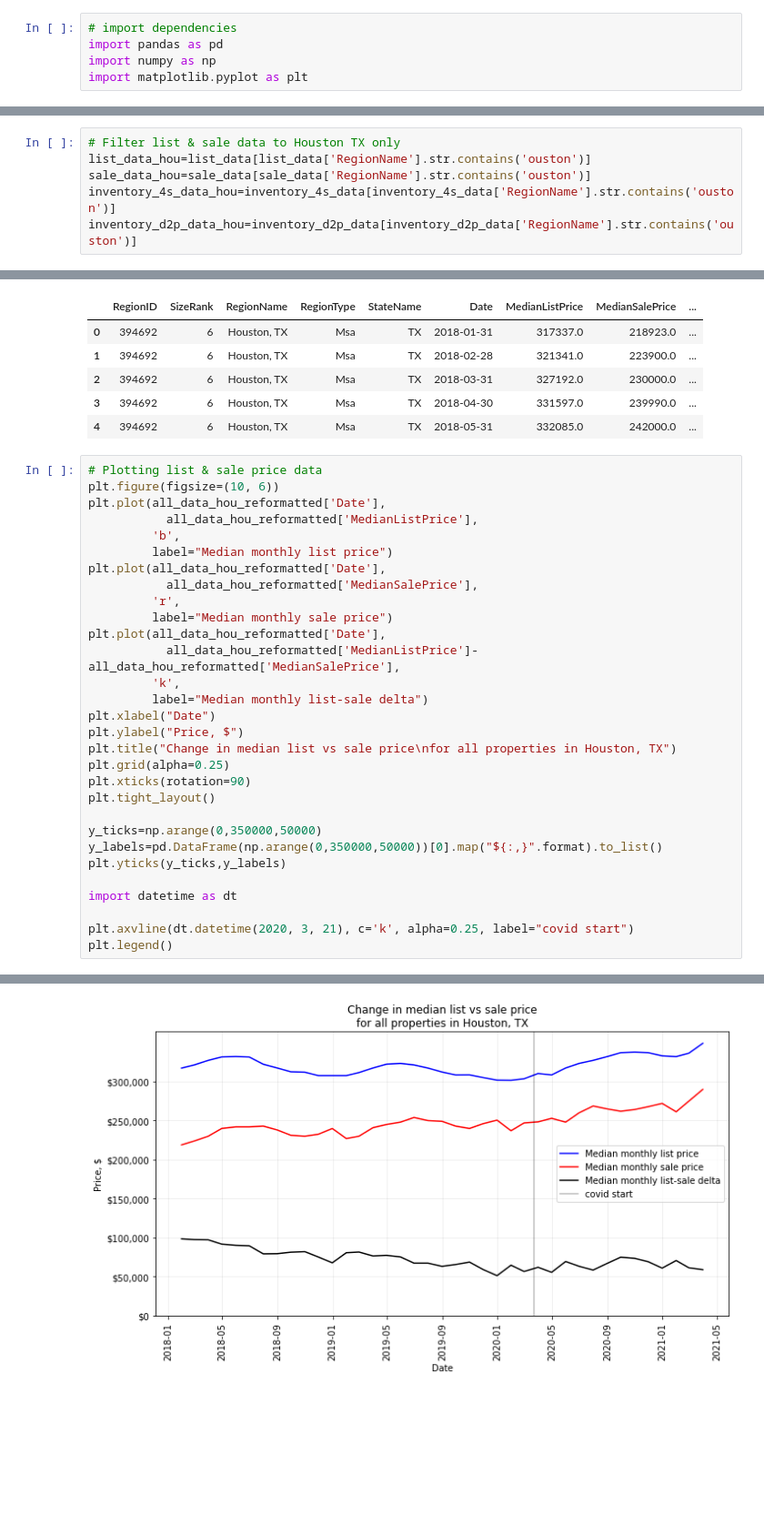
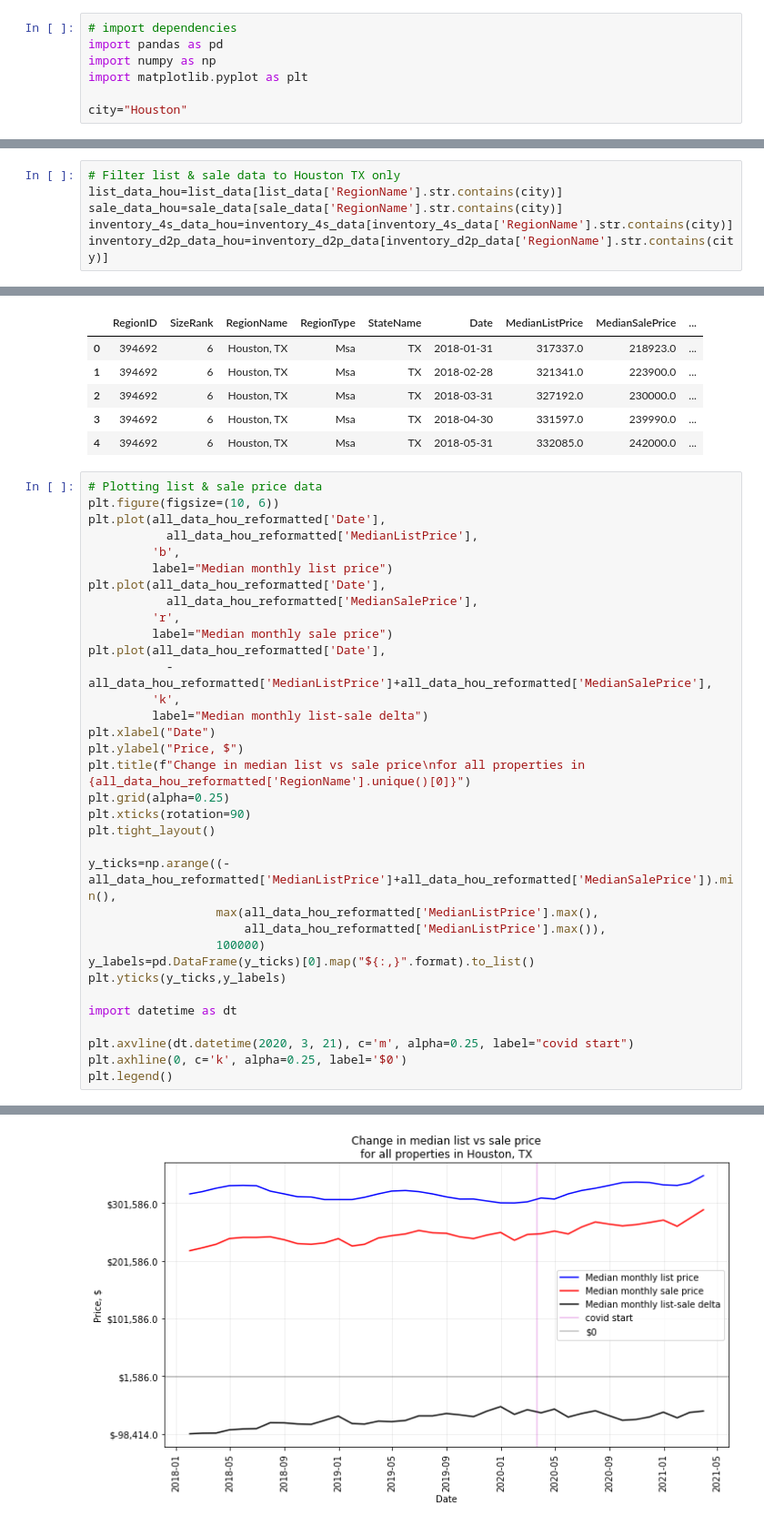
Before and after one commit to i-am-phoenix/Demo, a Jupyter notebook: zillow_data_cleaning.ipynb, the cells around one changed output, grey strips where cells are left out. Shown at 91% size. Drawn from its saved outputs; the diff is of its cells as text; blank space fills up the shorter version.

Commit message:
Added flexibility in labeling of the plot titles based on City Name, also adjusted formatting of Months vs Performance measure plots

```diff
--- a/zillow_data_cleaning.ipynb
+++ b/zillow_data_cleaning.ipynb
@@ -3,6 +3,8 @@
 import pandas as pd
 import numpy as np
 import matplotlib.pyplot as plt
+
+city="Houston"
 # %% [markdown]
 ---------------------------------------------- DATA IMPORT ----------------------------------------------
 # %%
@@ -71,10 +73,10 @@ inventory_4s_data.head()
 --- 1. Only retain data for Houston, TX
 # %%
 # Filter list & sale data to Houston TX only
-list_data_hou=list_data[list_data['RegionName'].str.contains('ouston')]
-sale_data_hou=sale_data[sale_data['RegionName'].str.contains('ouston')]
-inventory_4s_data_hou=inventory_4s_data[inventory_4s_data['RegionName'].str.contains('ouston')]
-inventory_d2p_data_hou=inventory_d2p_data[inventory_d2p_data['RegionName'].str.contains('ouston')]
+list_data_hou=list_data[list_data['RegionName'].str.contains(city)]
+sale_data_hou=sale_data[sale_data['RegionName'].str.contains(city)]
+inventory_4s_data_hou=inventory_4s_data[inventory_4s_data['RegionName'].str.contains(city)]
+inventory_d2p_data_hou=inventory_d2p_data[inventory_d2p_data['RegionName'].str.contains(city)]
 # %%
 print(len(list_data_hou), len(sale_data_hou), len(inventory_4s_data_hou), len(inventory_d2p_data_hou))
 # %% [output]
@@ -169,34 +171,38 @@ all_data_hou_reformatted.head()
 # %%
 # Plotting list & sale price data
 plt.figure(figsize=(10, 6))
 plt.plot(all_data_hou_reformatted['Date'],
            all_data_hou_reformatted['MedianListPrice'],
          'b',
          label="Median monthly list price")
 plt.plot(all_data_hou_reformatted['Date'],
            all_data_hou_reformatted['MedianSalePrice'],
          'r',
          label="Median monthly sale price")
 plt.plot(all_data_hou_reformatted['Date'],
-           all_data_hou_reformatted['MedianListPrice']-all_data_hou_reformatted['MedianSalePrice'],
+           -all_data_hou_reformatted['MedianListPrice']+all_data_hou_reformatted['MedianSalePrice'],
          'k',
          label="Median monthly list-sale delta")
 plt.xlabel("Date")
 plt.ylabel("Price, $")
-plt.title("Change in median list vs sale price\nfor all properties in Houston, TX")
+plt.title(f"Change in median list vs sale price\nfor all properties in {all_data_hou_reformatted['RegionName'].unique()[0]}")
 plt.grid(alpha=0.25)
 plt.xticks(rotation=90)
 plt.tight_layout()
 
-y_ticks=np.arange(0,350000,50000)
-y_labels=pd.DataFrame(np.arange(0,350000,50000))[0].map("${:,}".format).to_list()
+y_ticks=np.arange((-all_data_hou_reformatted['MedianListPrice']+all_data_hou_reformatted['MedianSalePrice']).min(),
+                  max(all_data_hou_reformatted['MedianListPrice'].max(),
+                      all_data_hou_reformatted['MedianListPrice'].max()),
+                  100000)
+y_labels=pd.DataFrame(y_ticks)[0].map("${:,}".format).to_list()
 plt.yticks(y_ticks,y_labels)
 
 import datetime as dt
 
-plt.axvline(dt.datetime(2020, 3, 21), c='k', alpha=0.25, label="covid start")
+plt.axvline(dt.datetime(2020, 3, 21), c='m', alpha=0.25, label="covid start")
+plt.axhline(0, c='k', alpha=0.25, label='$0')
 plt.legend()
 # %% [output]
 <matplotlib.legend.Legend at 0x...>
-[figure, old version]
+[figure, new version]
 # %%
```
Also changed, not shown: parts of 6 cells of this notebook.
